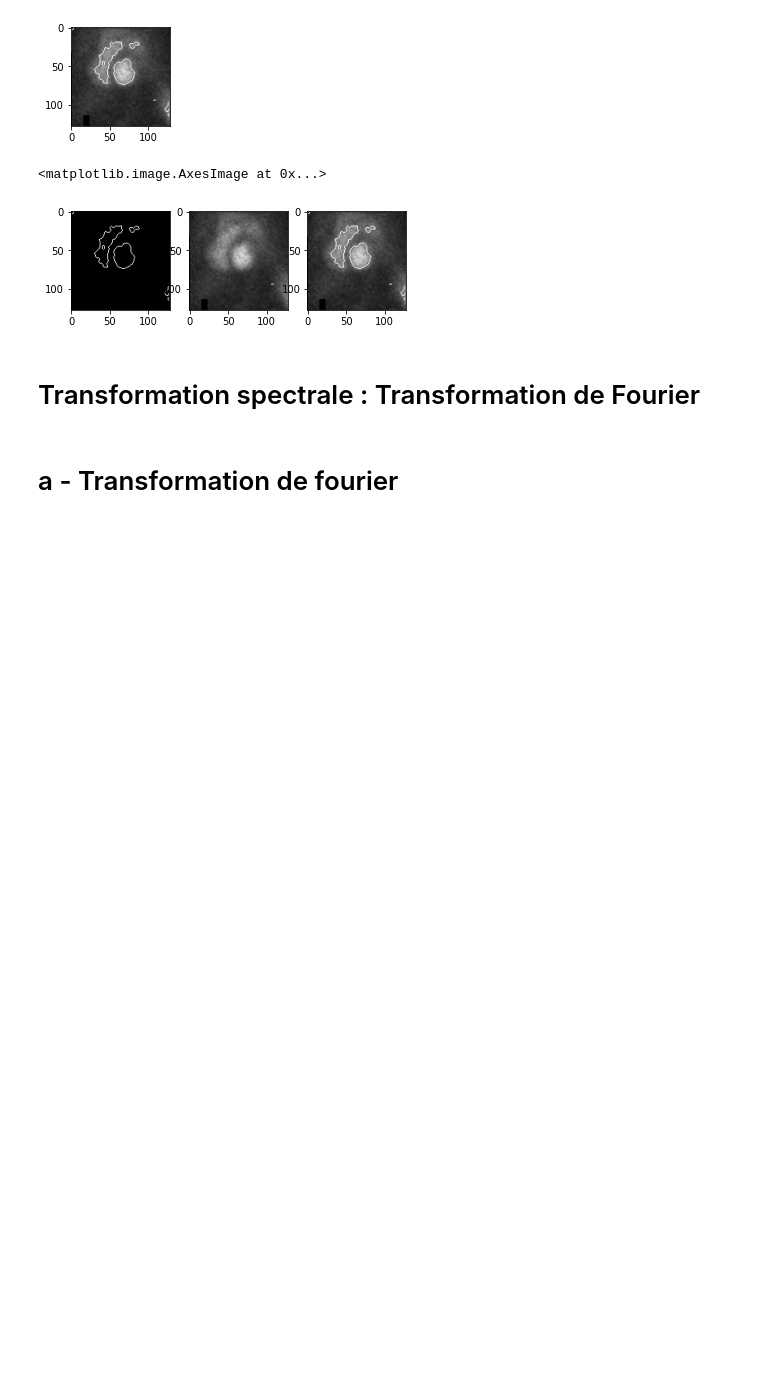
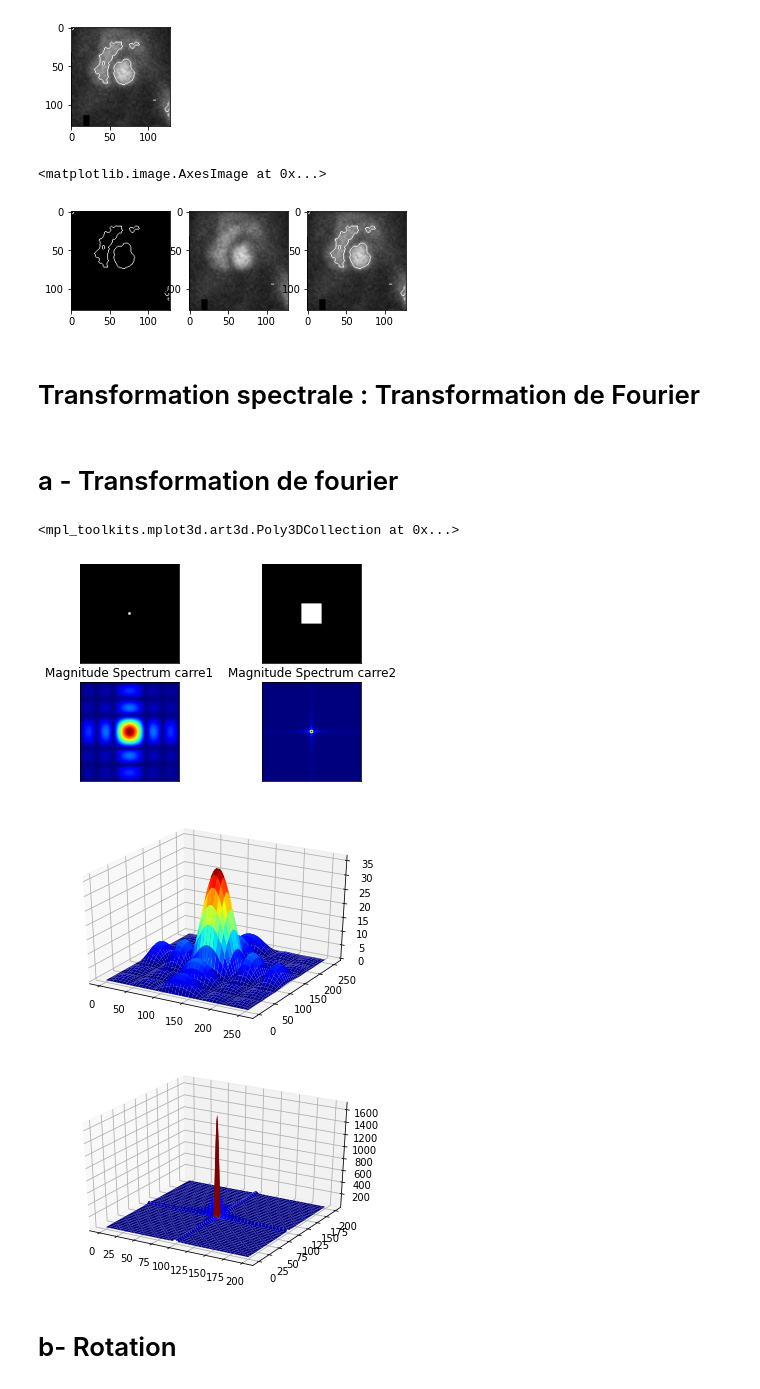
Before and after one commit to Faouzi-Slimi/Image-Processing-Practical-work, a Jupyter notebook: TP2.ipynb, the cells around one changed output. Saved outputs shown, nothing was run; the diff lists cells and outputs as text; code cells hidden in the pictures; blank space fills up the shorter version.

```diff
--- a/TP2.ipynb
+++ b/TP2.ipynb
@@ -147,3 +147,40 @@ plt.imshow(ims2,cmap='gray')
 # Transformation spectrale : Transformation de Fourier
 # %% [markdown]
 # a - Transformation de fourier
+# %%
+## Import Images
+crr1 = plt.imread("/content/drive/MyDrive/images2021/carre1.png")
+crr2= plt.imread("/content/drive/MyDrive/images2021/carre2.png")
+# %%
+f = np.fft.fft2(crr1)
+sf = np.abs(f)
+sfcrr1 = np.fft.fftshift(sf)
+sfcrr2 = np.fft.fftshift(np.abs(np.fft.fft2(crr2)))
+# %%
+plt.figure()
+plt.subplot(221),plt.imshow(crr1, cmap = 'gray')
+plt.xticks([]), plt.yticks([])
+plt.subplot(222),plt.imshow(crr2, cmap = 'gray')
+plt.xticks([]), plt.yticks([])
+
+plt.subplot(223),plt.imshow(sfcrr1, cmap='jet')
+plt.title('Magnitude Spectrum carre1'), plt.xticks([]), plt.yticks([])
+plt.subplot(224),plt.imshow(sfcrr2, cmap='jet')
+plt.title('Magnitude Spectrum carre2'), plt.xticks([]), plt.yticks([])
+
+fig=plt.figure()
+xx1, yy1 = np.mgrid[0:sfcrr1.shape[0], 0:sfcrr1.shape[1]]
+ax = fig.gca(projection='3d')
+ax.plot_surface(xx1, yy1, sfcrr1, cmap='jet')
+
+fig = plt.figure()
+xx2, yy2 = np.mgrid[0:sfcrr2.shape[0], 0:sfcrr2.shape[1]]
+ax = fig.gca(projection='3d')
+ax.plot_surface(xx2, yy2, sfcrr2, cmap='jet')
+# %% [output]
+<mpl_toolkits.mplot3d.art3d.Poly3DCollection at 0x...>
+[figure, added]
+[figure, added]
+[figure, added]
+# %% [markdown]
+# b- Rotation
```
Also changed, not shown: parts of 3 cells of this notebook.
